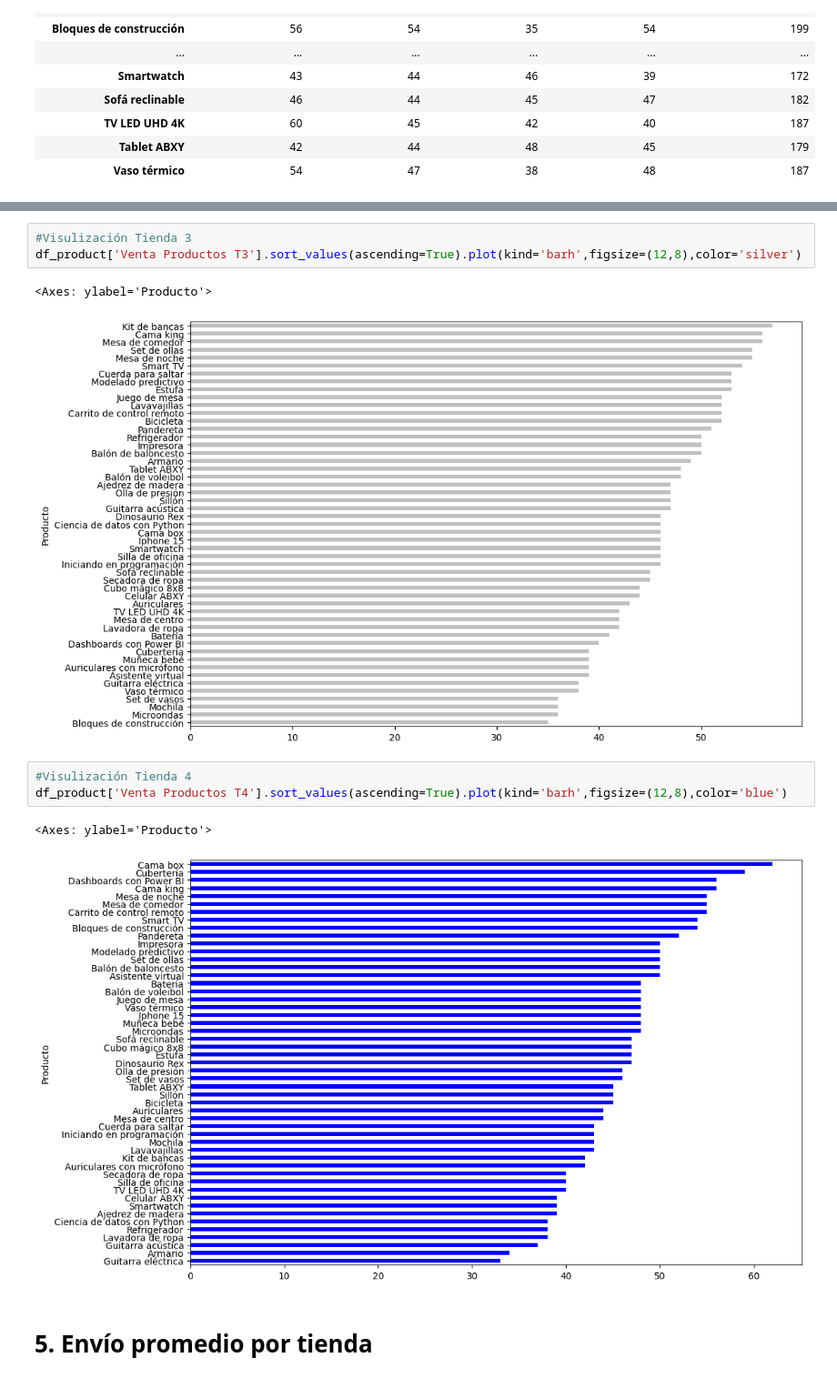
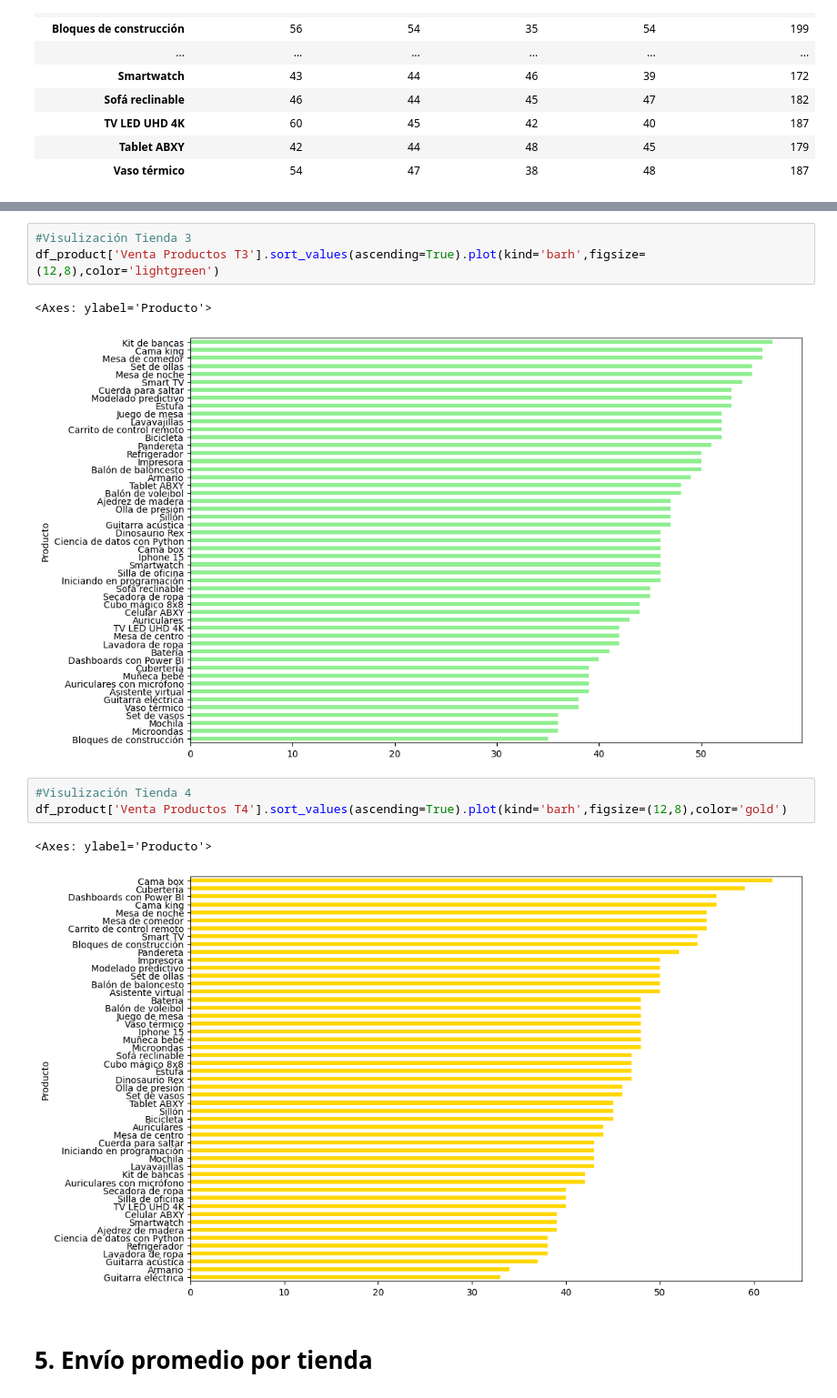
Before and after one commit to CarloR04/Challenge-Alura-Store, a Jupyter notebook: AluraStoreLatam.ipynb, the cells around one changed output, grey strips where cells are left out. Shown at 91% size. Cells and saved outputs as stored; diff of their text form.

```diff
--- a/AluraStoreLatam.ipynb
+++ b/AluraStoreLatam.ipynb
@@ -332,15 +359,15 @@ df_product['Venta Productos T2'].sort_values(ascending=True).plot(kind='barh',fi
 # %%
 #Visulización Tienda 3
-df_product['Venta Productos T3'].sort_values(ascending=True).plot(kind='barh',figsize=(12,8),color='silver')
+df_product['Venta Productos T3'].sort_values(ascending=True).plot(kind='barh',figsize=(12,8),color='lightgreen')
 # %% [output]
 <Axes: ylabel='Producto'>
-[figure, old version]
+[figure, new version]
 # %%
 #Visulización Tienda 4
-df_product['Venta Productos T4'].sort_values(ascending=True).plot(kind='barh',figsize=(12,8),color='blue')
+df_product['Venta Productos T4'].sort_values(ascending=True).plot(kind='barh',figsize=(12,8),color='gold')
 # %% [output]
 <Axes: ylabel='Producto'>
-[figure, old version]
+[figure, new version]
 # %% [markdown]
 # 5. Envío promedio por tienda
 # %%
```
Also changed, not shown: parts of 49 cells of this notebook.
